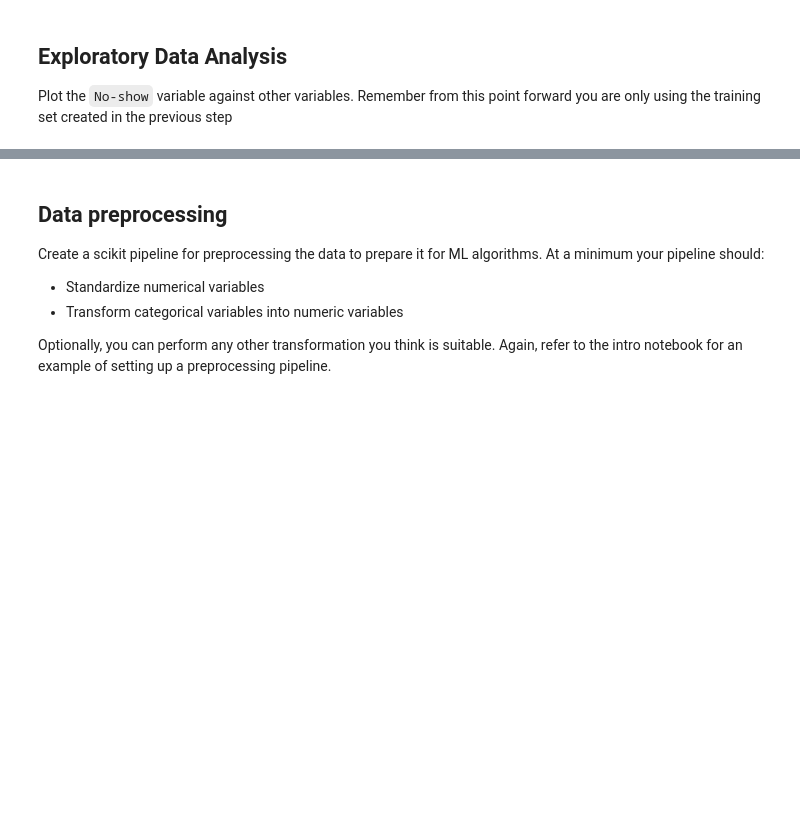
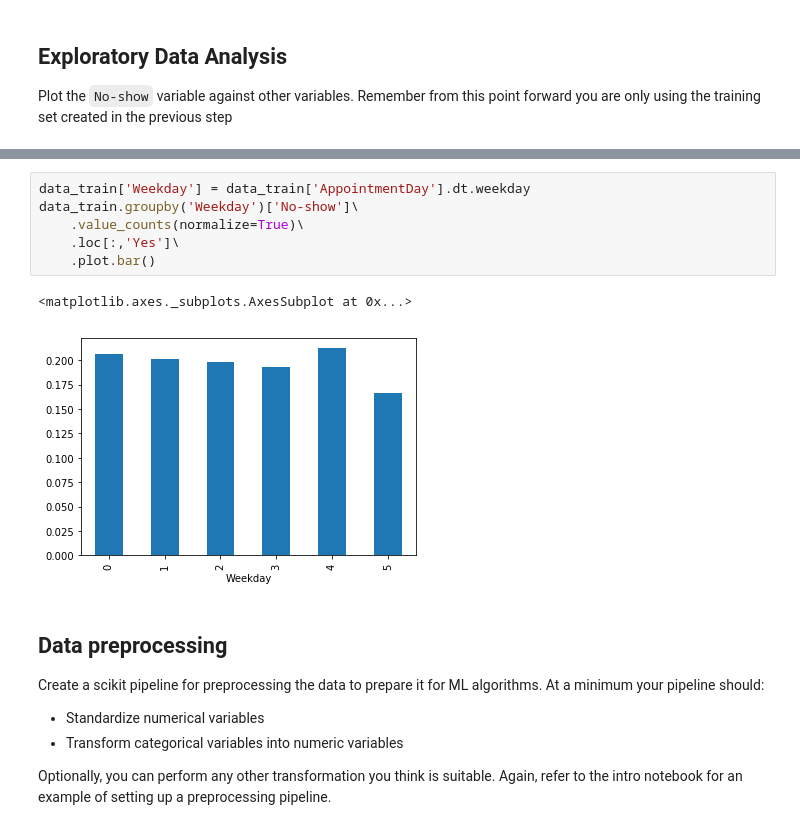
Before and after one commit to tejasmi5/mldm_project2, a Jupyter notebook: partI.ipynb, the cells around one changed output, grey strips where cells are left out. Drawn from its saved outputs; the diff is of its cells as text; blank space fills up the shorter version.

```diff
--- a/partI.ipynb
+++ b/partI.ipynb
@@ -134,3 +237,12 @@ Plot the `No-show` variable against other variables. Remember from this point fo
+# %%
+data_train['Weekday'] = data_train['AppointmentDay'].dt.weekday
+data_train.groupby('Weekday')['No-show']\
+    .value_counts(normalize=True)\
+    .loc[:,'Yes']\
+    .plot.bar()
+# %% [output]
+<matplotlib.axes._subplots.AxesSubplot at 0x...>
+[figure, added]
 # %% [markdown]
 ## Data preprocessing
 
```
Also changed, not shown: parts of 21 cells of this notebook.
